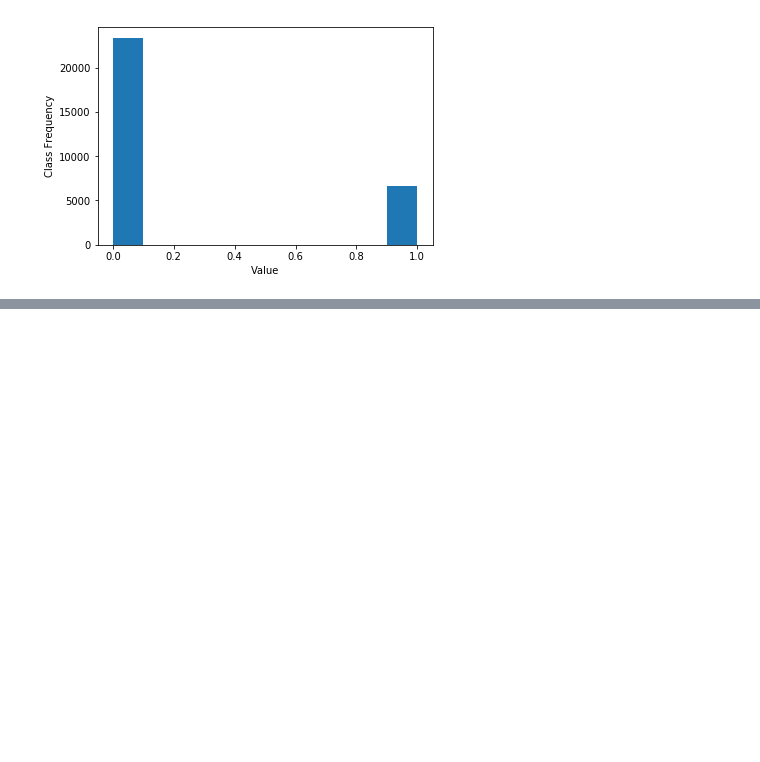
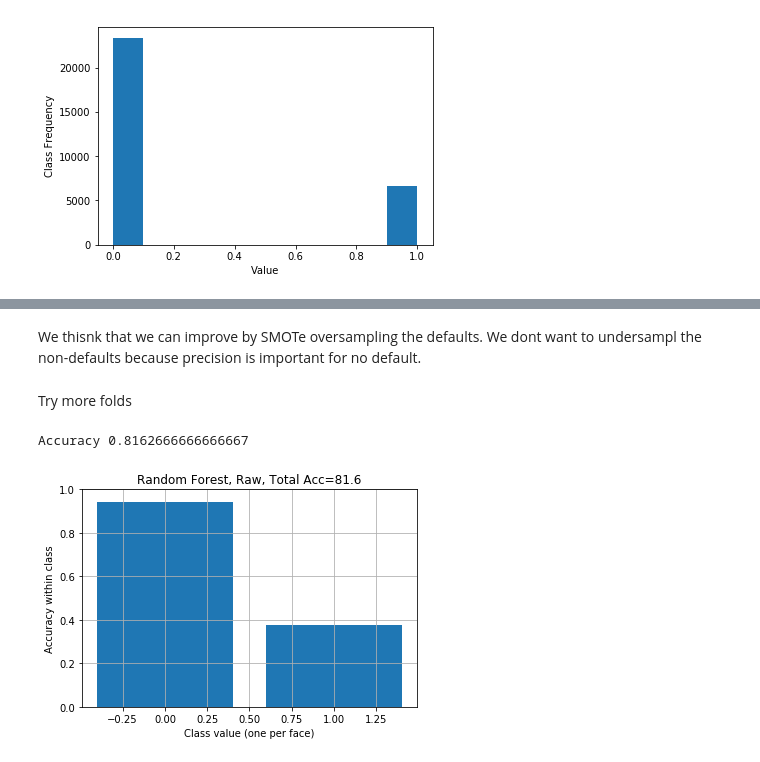
Before and after one commit to davxdan/DataMiningGroupProjects, a Jupyter notebook: Lab 2/Dan/dan.ipynb, the cells around one changed output, grey strips where cells are left out. Cells and saved outputs as stored; diff of their text form; code cells hidden in the pictures; blank space fills up the shorter version.

```diff
--- a/Lab 2/Dan/dan.ipynb
+++ b/Lab 2/Dan/dan.ipynb
@@ -154,0 +157,29 @@ Generalization score estimate from training data 0.8153772082515462
+# %% [markdown]
+We thisnk that we can improve by SMOTe oversampling the defaults. We dont want to undersampl the non-defaults because precision is important for no default.
+# %% [markdown]
+Try more folds
+# %%
+%%time
+cv = StratifiedKFold(n_splits=100)
+scl = StandardScaler()
+X = scl.fit_transform(X)
+
+clf = RandomForestClassifier(max_depth=50, n_estimators=200, n_jobs=-1, oob_score=True)
+
+# now iterate through and get predictions, saved to the correct row in yhat
+for train, test in cv.split(X,y):
+    clf.fit(X[train],y[train])
+    yhat[test] = clf.predict(X[test])
+
+total_accuracy = mt.accuracy_score(y, yhat)
+print ('Accuracy', total_accuracy)
+plot_class_acc(y,yhat,title="Random Forest, Raw")
+#1000 81
+#400 = 81.7
+#200 = 81.8
+#20 = 81.1
+
+#https://www.youtube.com/watch?v=DQC_YE3I5ig
+# %% [output]
+Accuracy 0.8162666666666667
+[figure, added]
```
Also changed, not shown: parts of 7 cells of this notebook.
